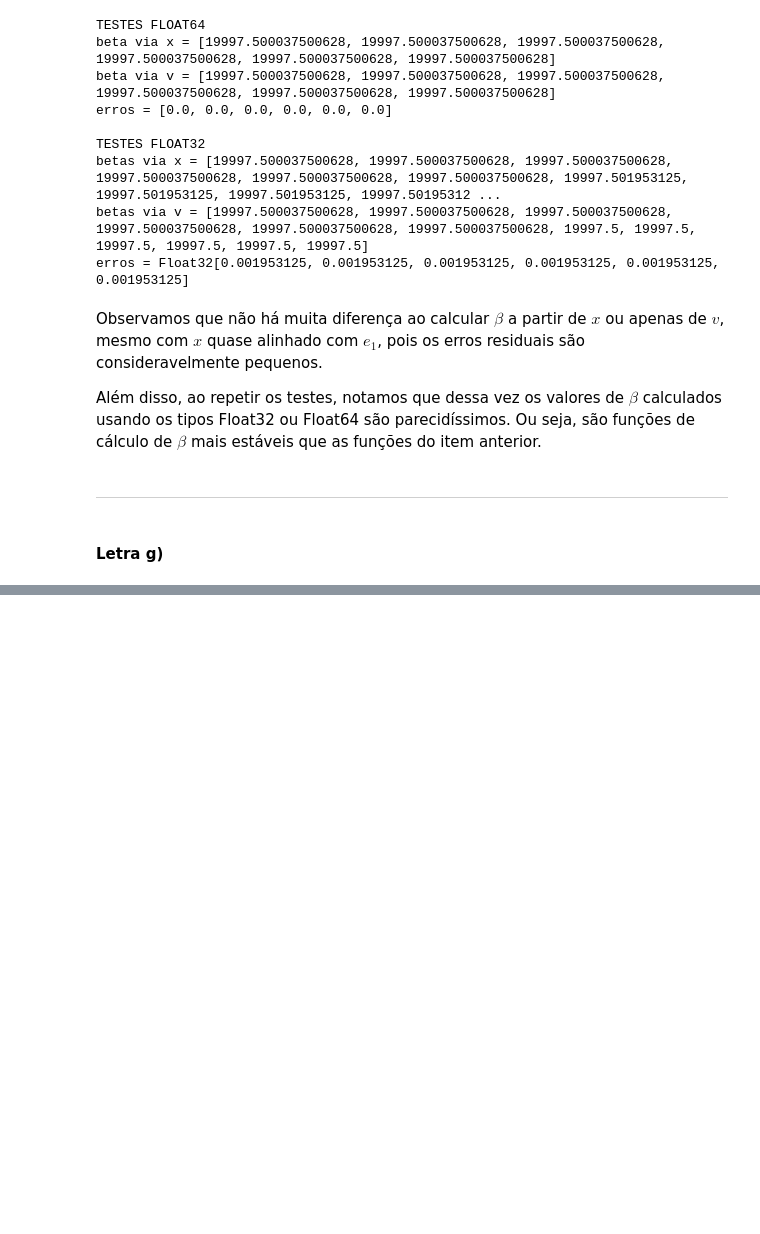
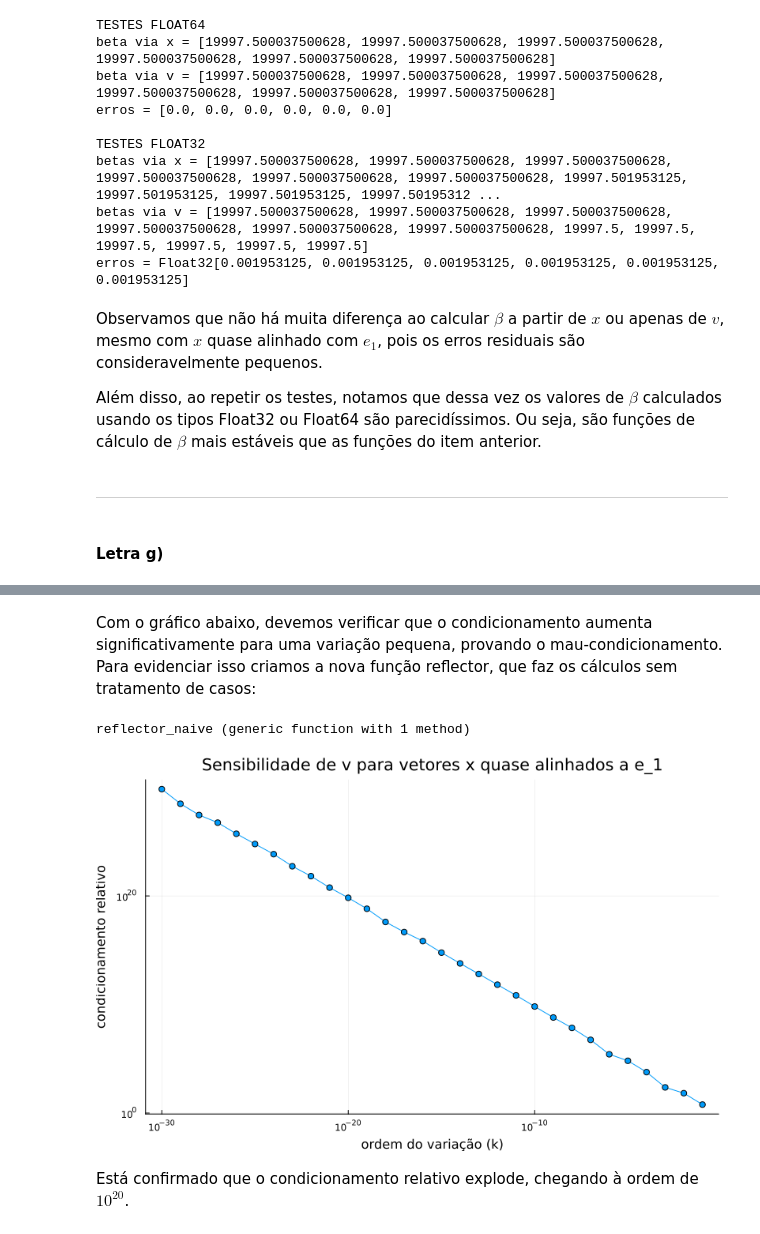
Before and after one commit to pedroalves085/Projeto4PedroElainne, a Jupyter notebook: q1.ipynb, the cells around one changed output, grey strips where cells are left out. Cells and saved outputs as stored; diff of their text form; code cells hidden in the pictures; blank space fills up the shorter version.

```diff
--- a/q1.ipynb
+++ b/q1.ipynb
@@ -353,3 +329,58 @@ eps        erro_relativo
+# %% [markdown]
+Com o gráfico abaixo, devemos verificar que o condicionamento aumenta significativamente para uma variação pequena, provando o mau-condicionamento.
+Para evidenciar isso criamos a nova função reflector, que faz os cálculos sem tratamento de casos:
+# %%
+function reflector_naive(x)
+    T = eltype(x)
+
+    nx = norm(x)
+
+    v = copy(x)
+    #v[1] -= nx
+
+    # y2 = sum(abs2, @view x[2:end])
+    y2 = sum(abs2, x[2:end])
+
+
+    v[1] = x[1] - nx
+
+    beta = inv(nx * (nx - x[1]))
+
+    return v, beta
+end
+# %% [output]
+reflector_naive (generic function with 1 method)
+# %%
+conds = Float64[]
+ks = Float32[]
+for k in 1:30
+    eps = 10.0^(-k)
+
+    x = Float64[1.0, eps, eps]
+
+    δx = 10.0^(-k)*randn(3)
+
+    v,_ = reflector_naive(x)
+    vp,_ = reflector_naive(x + δx)
+
+    κrel = (norm(vp-v)/norm(v)) / (norm(δx)/norm(x))
+    push!(conds, κrel)
+    push!(ks, eps)
+end
+
+plot(ks, conds,
+     xlabel="ordem do variação (k)",
+     ylabel="condicionamento relativo",
+     xscale=:log10,
+     yscale=:log10,
+     title="Sensibilidade de v para vetores x quase alinhados a e_1",
+     legend=false,
+     marker=:circle,
+     line=:solid, size=(800,500))
+# %% [output]
+[figure, added]
+# %% [markdown]
+Está confirmado que o condicionamento relativo explode, chegando à ordem de $10^20$.
 # %%
 epss = Float64[]
 errs = Float64[]
```
Also changed, not shown: parts of 14 cells of this notebook.
